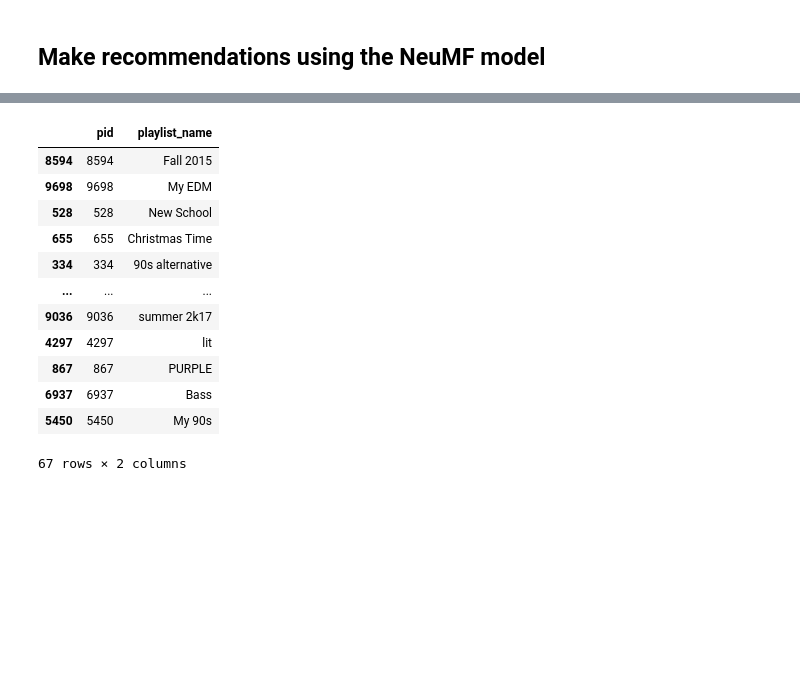
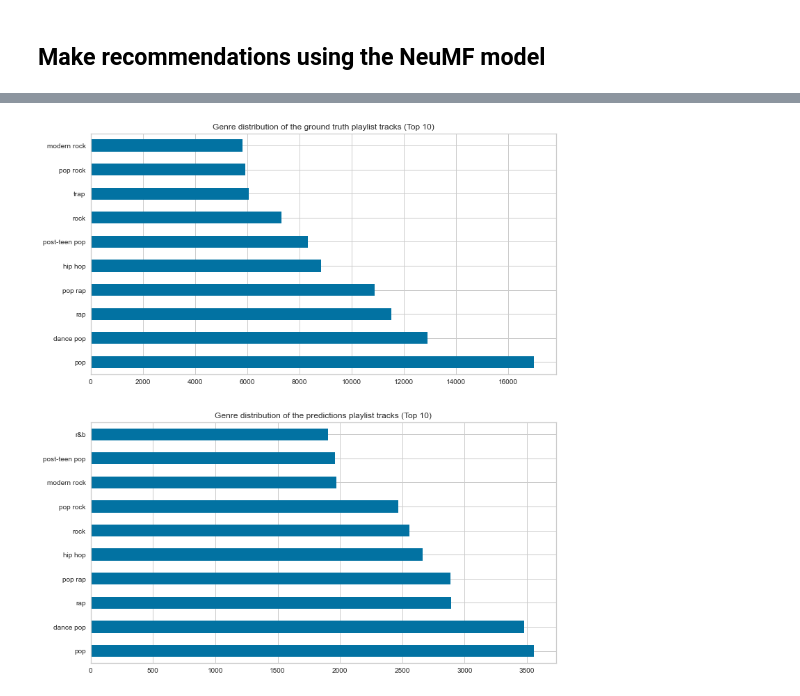
Before and after one commit to icarus08/ml-spotify-recommendations, a Jupyter notebook: knn_ncf_torch.ipynb, the cells around one changed output, grey strips where cells are left out. Cells and saved outputs as stored; diff of their text form; code cells hidden in the pictures; blank space fills up the shorter version.

```diff
--- a/knn_ncf_torch.ipynb
+++ b/knn_ncf_torch.ipynb
@@ -466,10 +436,0 @@ other playlists in cluster: 77
-# %%
-tracks = []
-tracks = total_playlist_tracks_df.query('pid in @similar_playlists')['cat_codes']
-print(f'other tracks from similar_playlists in cluster: {len(tracks)}')
-
-pids_pred = torch.tensor(np.full(len(tracks), playlist_for_test, dtype='int32')).to(device)
-tracks_pred = torch.tensor(np.array(tracks, dtype='int32')).to(device)
-
-results = model(pids_pred, tracks_pred)
-print("Retrieved predictions from trained model...")
@@ -583,7 +442,6 @@ unique_tids_by_cat_codes = np.array(unique_playlist_tracks_df['tid'])
 unique_result_merged = unique_playlist_tracks_df.merge(tracks_features_df, on='tid')
 other_features_by_cat_codes = np.array([(row['track_name'],row['artist_name']) for i, row in unique_result_merged.iterrows()])
 # %%
-np.random.seed(50)
 def get_results_df(results_df):
     for i, probability in enumerate(results_df):
         tid = unique_tids_by_cat_codes[i]
@@ -594,7 +452,7 @@ def predictions_nmf(nmf_preds, pid):
     for idx,row in nmf_preds.iterrows():
         yield (row['tid'], pid, idx,row['probability'])
 
-def make_predictions_ncf(playlists_for_test):
+def make_predictions_nmf(playlists_for_test):
     playlist_embedding_weight_matrix = model.pl_mlp_embedding.weight
     chosen_playlist_vectors = playlist_embedding_weight_matrix[playlists_for_test]
     km_model = KMeans(n_clusters=100, random_state=0, verbose=0).fit(playlist_embedding_weight_matrix.detach().cpu().numpy())
@@ -612,16 +470,15 @@ def make_predictions_ncf(playlists_for_test):
         tracks = []
         tracks = total_playlist_tracks_df.query('pid in @similar_playlists')['cat_codes']
 
-        pids_pred = torch.tensor(np.full(len(tracks), playlist_for_test, dtype='int32')).to(device)
+        pids_pred = torch.tensor(np.full(len(tracks), chosen_pid, dtype='int32')).to(device)
         tracks_pred = torch.tensor(np.array(tracks, dtype='int32')).to(device)
 
         results = model(pids_pred, tracks_pred)
-        #
 
         results_df = pd.DataFrame(get_results_df(results), index=range(len(results)), columns=['probability', 'tid','track_name', 'artist_name'])
         results_df = results_df.sort_values(by=['probability'], ascending=False)
         total_tracks = len(ground_truth.query('pid == @chosen_pid'))
-        num_recommendations = total_tracks- NUM_WITHHELD
+        num_recommendations = total_tracks - NUM_WITHHELD
         if num_recommendations <= 0:
             continue
 
@@ -632,15 +489,3 @@ def make_predictions_ncf(playlists_for_test):
         temp_df = predictions_nmf_genres_df.merge(tracks_features_df[['tid','track_name','artist_name']],on='tid')
         predictions_nmf_genres_df = temp_df.merge(artists_genres_df[['artist_name','genres']],on='artist_name')
         yield predictions_nmf_genres_df
-
-n_samples = 100
-playlists_for_test = np.random.choice(test_playlist_tracks_df['pid'].unique(),n_samples)
-ground_truth = test_playlist_tracks_df.query('pid in @playlists_for_test')
-ground_truth_genres_df = ground_truth.groupby('pid').apply(lambda tracks: tracks.iloc[25:])
-temp_df = ground_truth_genres_df.merge(tracks_features_df[['tid','track_name','artist_name']],on='tid')
-ground_truth_genres_df = temp_df.merge(artists_genres_df[['artist_name','genres']],on='artist_name')
-
-pred_gen = make_predictions_ncf(playlists_for_test)
-first_pred = next(pred_gen)
-preds_df = first_pred.append(list(pred_gen))
-preds_df
@@ -661,3 +492,15 @@ preds_df
+# %%
+playlists_for_test = test_playlist_tracks_df['pid'].unique()
+ground_truth = test_playlist_tracks_df.query('pid in @playlists_for_test')
+ground_truth_genres_df = ground_truth.groupby('pid').apply(lambda tracks: tracks.iloc[25:])
+temp_df = ground_truth_genres_df.merge(tracks_features_df[['tid','track_name','artist_name']],on='tid')
+ground_truth_genres_df = temp_df.merge(artists_genres_df[['artist_name','genres']],on='artist_name')
+
+model.eval()
+
+pred_gen = make_predictions_nmf(playlists_for_test)
+first_pred = next(pred_gen)
+preds_df = first_pred.append(list(pred_gen))
 # %%
 nmf_model_eval = Evaluator(preds_df, ground_truth_genres_df)
 nmf_model_eval.evaluate()
@@ -670,18 +513,5 @@ songs_click            5.985075
 dtype: float64
-# %%
-# preds_df.query('pid == 9759')
-playlists_info_df.iloc[preds_df.pid.unique()]
-# %% [output]
-|  | pid | playlist_name |
-| 8594 | 8594 | Fall 2015 |
-| 9698 | 9698 | My EDM |
-| 528 | 528 | New School |
-| 655 | 655 | Christmas Time |
-| 334 | 334 | 90s alternative |
-| ... | ... | ... |
-| 9036 | 9036 | summer 2k17 |
-| 4297 | 4297 | lit |
-| 867 | 867 | PURPLE |
-| 6937 | 6937 | Bass |
-| 5450 | 5450 | My 90s |
-67 rows × 2 columns
+# %%
+plot_genre_distributions(preds_df,ground_truth_genres_df, use_avg=True)
+# %% [output]
+[figure, added]
```
Also changed, not shown: parts of 28 cells of this notebook.
